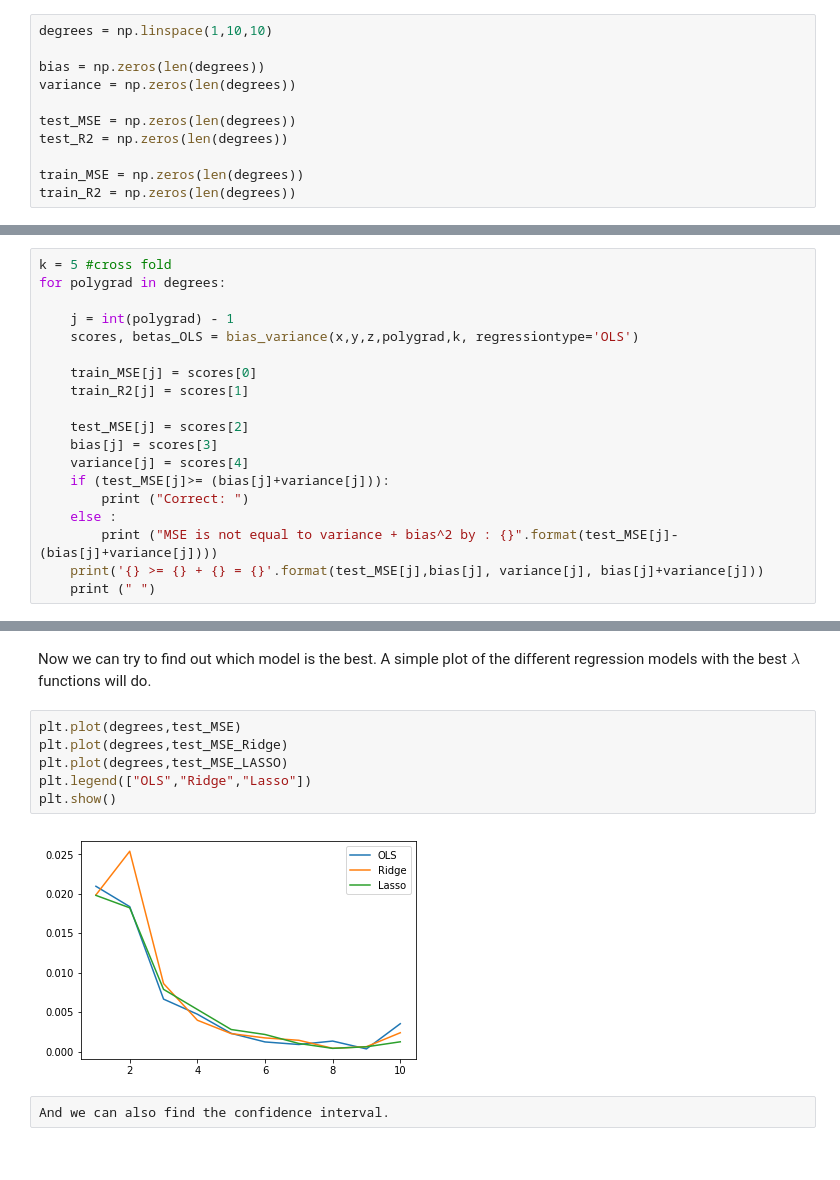
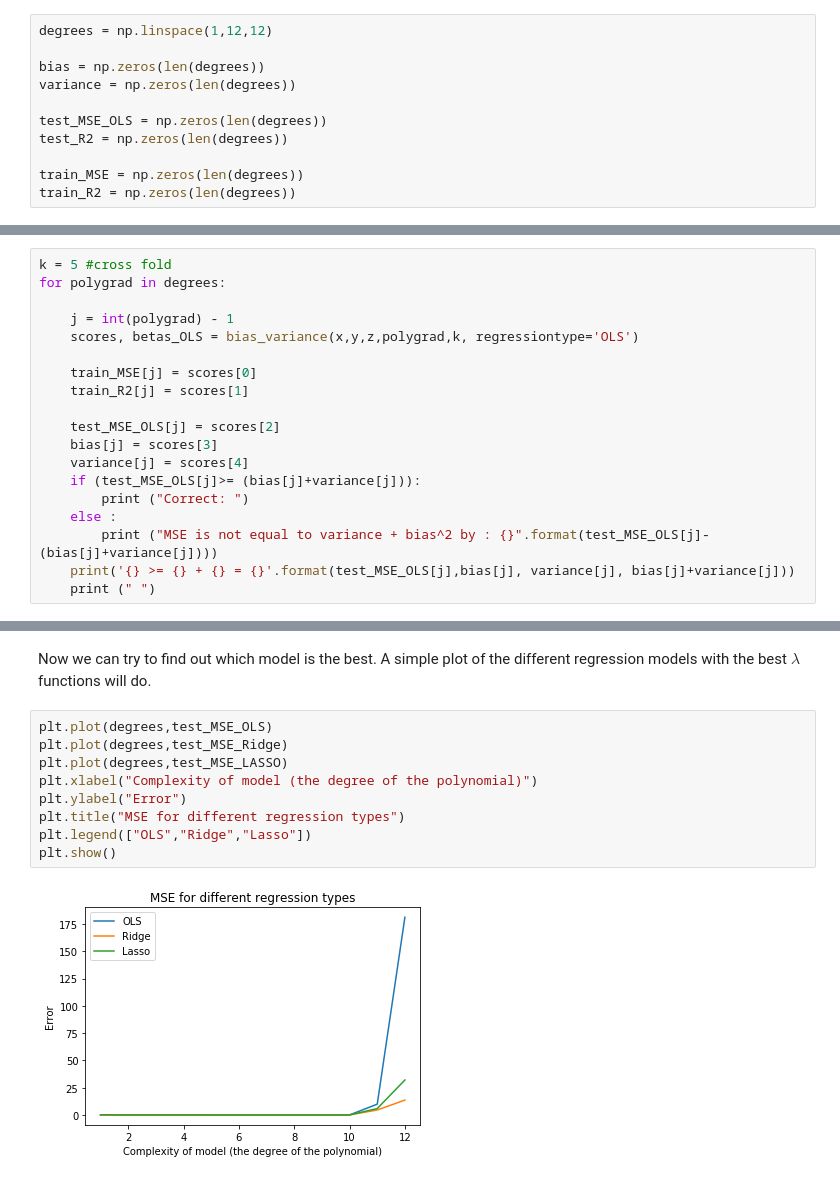
Before and after one commit to ohebbi/FYS-STK4155, a Jupyter notebook: reproducible_results/main.ipynb, the cells around one changed output, grey strips where cells are left out. Cells and saved outputs as stored; diff of their text form.

```diff
--- a/reproducible_results/main.ipynb
+++ b/reproducible_results/main.ipynb
@@ -11,12 +11,12 @@ x,y,z = generate_data()
 # %% [markdown]
 Defining variables next:
 # %%
-degrees = np.linspace(1,10,10)
+degrees = np.linspace(1,12,12)
 
 bias = np.zeros(len(degrees))
 variance = np.zeros(len(degrees))
 
-test_MSE = np.zeros(len(degrees))
+test_MSE_OLS = np.zeros(len(degrees))
 test_R2 = np.zeros(len(degrees))
 
 train_MSE = np.zeros(len(degrees))
@@ -33,13 +35,13 @@ for polygrad in degrees:
     train_MSE[j] = scores[0]
     train_R2[j] = scores[1]
 
-    test_MSE[j] = scores[2]
+    test_MSE_OLS[j] = scores[2]
     bias[j] = scores[3]
     variance[j] = scores[4]
-    if (test_MSE[j]>= (bias[j]+variance[j])):
+    if (test_MSE_OLS[j]>= (bias[j]+variance[j])):
         print ("Correct: ")
     else :
-        print ("MSE is not equal to variance + bias^2 by : {}".format(test_MSE[j]-(bias[j]+variance[j])))
-    print('{} >= {} + {} = {}'.format(test_MSE[j],bias[j], variance[j], bias[j]+variance[j]))
+        print ("MSE is not equal to variance + bias^2 by : {}".format(test_MSE_OLS[j]-(bias[j]+variance[j])))
+    print('{} >= {} + {} = {}'.format(test_MSE_OLS[j],bias[j], variance[j], bias[j]+variance[j]))
     print (" ")
 # %% [output]
@@ -167,12 +218,13 @@ plt.show()
 # %% [markdown]
 Now we can try to find out which model is the best. A simple plot of the different regression models with the best $\lambda$ functions will do.
 # %%
-plt.plot(degrees,test_MSE)
+plt.plot(degrees,test_MSE_OLS)
 plt.plot(degrees,test_MSE_Ridge)
 plt.plot(degrees,test_MSE_LASSO)
+plt.xlabel("Complexity of model (the degree of the polynomial)")
+plt.ylabel("Error")
+plt.title("MSE for different regression types")
 plt.legend(["OLS","Ridge","Lasso"])
 plt.show()
 # %% [output]
-[figure, old version]
+[figure, new version]
-# %%
-And we can also find the confidence interval.
```
Also changed, not shown: parts of 17 cells of this notebook.
